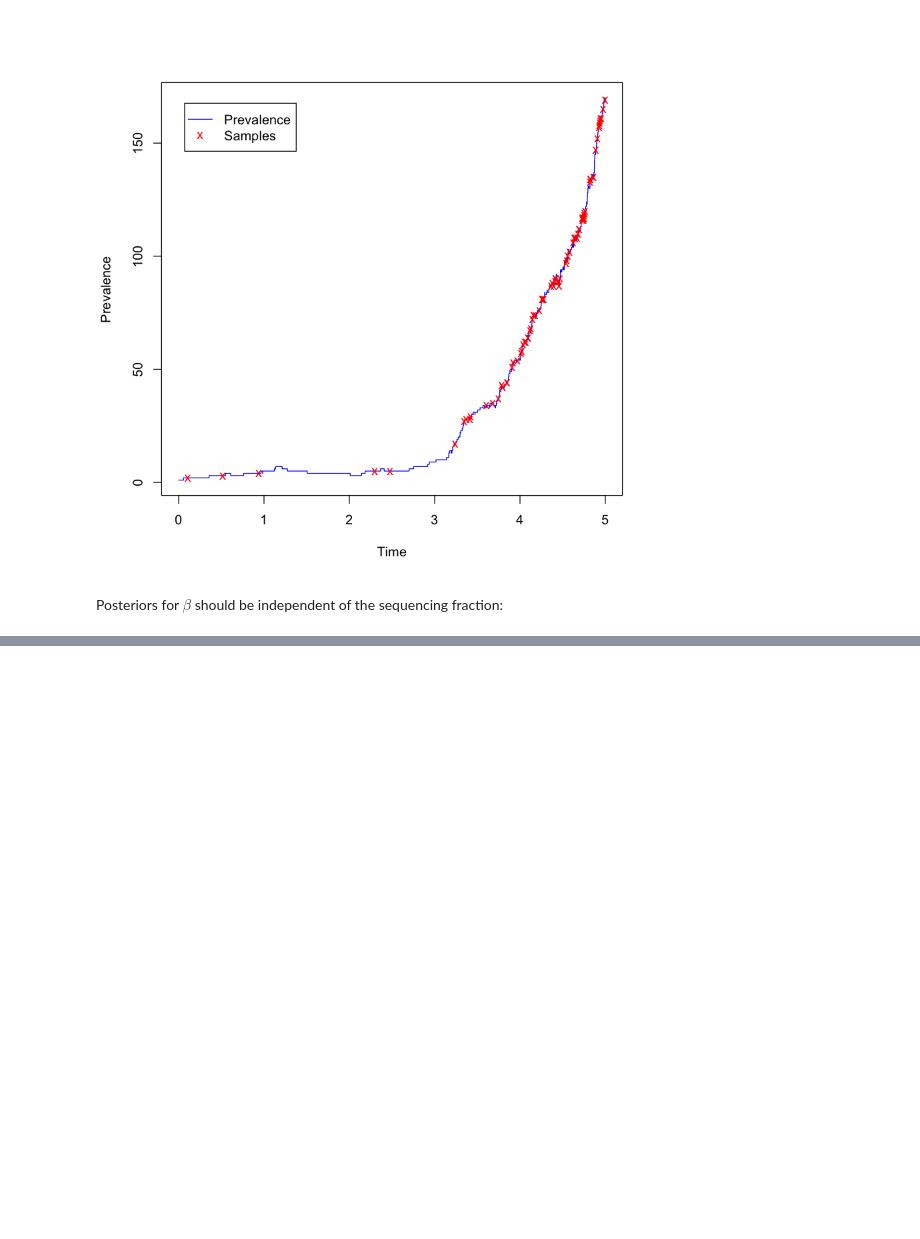
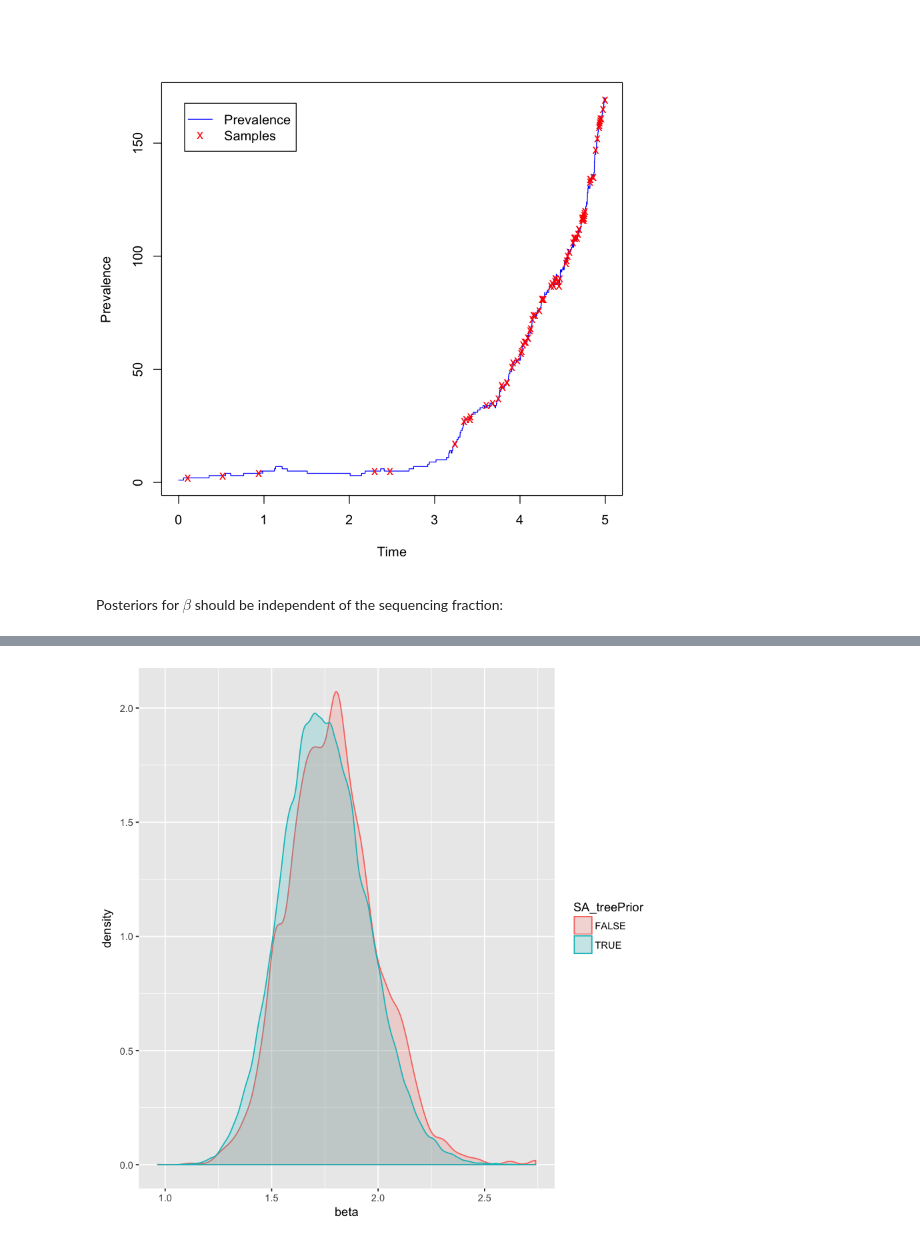
Before and after one commit to tgvaughan/EpiInf, a Jupyter notebook: validation/Incidence/Incidence_Validation.ipynb, the cells around one changed output, grey strips where cells are left out. Cells and saved outputs as stored; diff of their text form; code cells hidden in the pictures; blank space fills up the shorter version.

```diff
--- a/validation/Incidence/Incidence_Validation.ipynb
+++ b/validation/Incidence/Incidence_Validation.ipynb
@@ -60,0 +76,10 @@ print(p2)
+# %%
+pSA_compare <- ggplot(subset(df, seqFrac==1.0)) +
+    geom_density(aes(beta,
+                     colour=SA_treePrior,
+                     fill=SA_treePrior), alpha=0.2)
+print(pSA_compare)
+ggsave("validation_results_SA.png", pSA_compare,
+    width=6, height=4)
+# %% [output]
+[figure, added]
```
Also changed, not shown: parts of 4 cells of this notebook, 3 other files.
